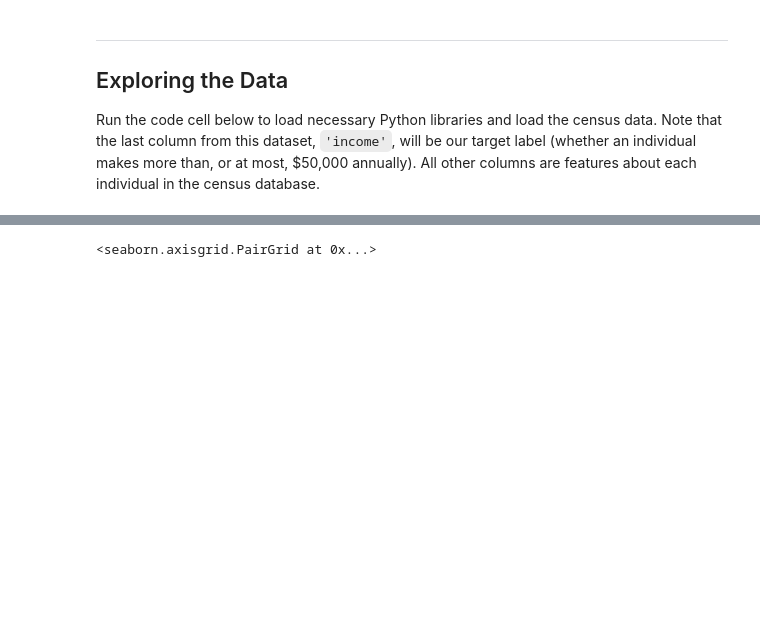
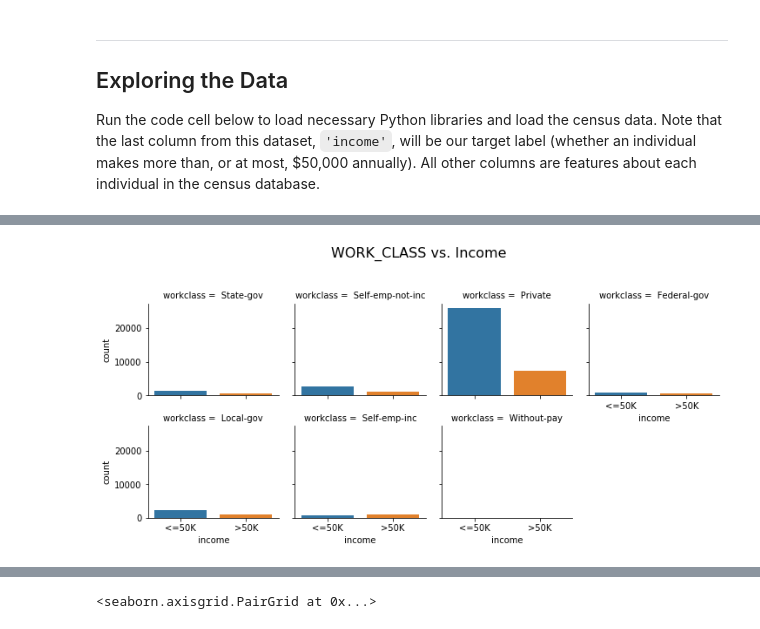
Before and after one commit to aberenyi73/machine-learning, a Jupyter notebook: projects/finding_donors/finding_donors.ipynb, the cells around one changed output, grey strips where cells are left out. Cells and saved outputs as stored; diff of their text form; code cells hidden in the pictures; blank space fills up the shorter version.

```diff
--- a/projects/finding_donors/finding_donors.ipynb
+++ b/projects/finding_donors/finding_donors.ipynb
@@ -43,0 +64,9 @@ display(data.head(n=1))
+# %%
+#
+g3 = sns.factorplot("income", col="workclass", col_wrap=4,
+                   data=data,
+                    kind="count", size=2.5, aspect=1)
+plt.subplots_adjust(top=0.8)
+g3.fig.suptitle('WORK_CLASS vs. Income', fontsize=16);
+# %% [output]
+[figure, added]
```
Also changed, not shown: parts of 17 cells of this notebook, 1 other file.
